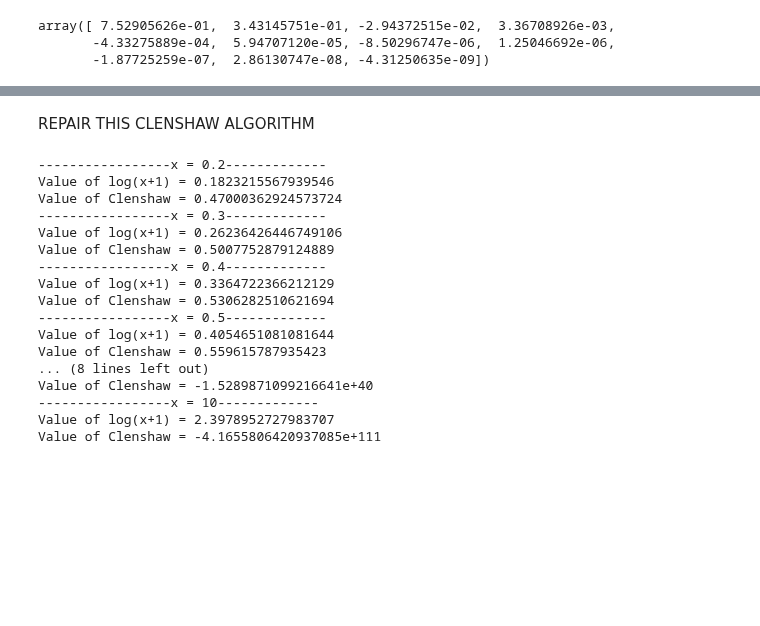
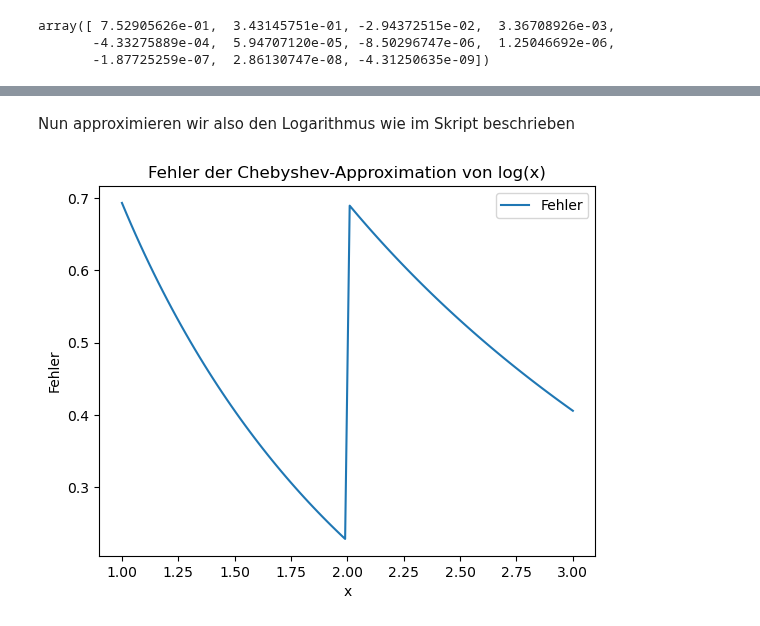
Before and after one commit to LukasMeinschad/Studium, a Jupyter notebook: Mathe/Numerik/Proseminar Numerik/Übungsblätter/Blatt 11/lukas_meinschad_blatt11.ipynb, the cells around one changed output, grey strips where cells are left out. Cells and saved outputs as stored; diff of their text form; code cells hidden in the pictures; blank space fills up the shorter version.

```diff
--- a/Mathe/Numerik/Proseminar Numerik/Übungsblätter/Blatt 11/lukas_meinschad_blatt11.ipynb
+++ b/Mathe/Numerik/Proseminar Numerik/Übungsblätter/Blatt 11/lukas_meinschad_blatt11.ipynb
@@ -213,42 +214,49 @@ $d_j = c_k + 2xd_{k+1}-d_{k+2}$ mit $k$ = n,n-1,0$
-# %% [markdown]
-REPAIR THIS CLENSHAW ALGORITHM
 # %%
 def clenshaw_algorithm(c,x,n):
     n = n+1
+
     d = np.zeros(n)
     d[n-1] = 0
     d[n-2] = 0
-    for k in range(n-3, -1, -1):
-        d[k] = c[k] + 2 * x * d[k+1] -d[k+2]
-    return (1/2 * (d[0]-d[2]))
+    for k in range(n-3,-1,-1):
+        d[k] = c[k]+2*x*d[k+1]-d[k+2]
+    return 0.5 * (d[0]-d[2])
-# %%
-n= 100
-
-c = compute_coefficients(n)
-
-
-
-x_values = [0.2, 0.3, 0.4, 0.5, 0.7 , 1, 2, 10]
-
-for x in x_values:
-    print(f"-----------------x = {x}-------------")
-    print(f"Value of log(x+1) = {f(x)}")
-    print(f"Value of Clenshaw = {clenshaw_algorithm(c,x,n)}")
-# %% [output]
------------------x = 0.2-------------
-Value of log(x+1) = 0.1823215567939546
-Value of Clenshaw = 0.47000362924573724
------------------x = 0.3-------------
-Value of log(x+1) = 0.26236426446749106
-Value of Clenshaw = 0.5007752879124889
------------------x = 0.4-------------
-Value of log(x+1) = 0.3364722366212129
-Value of Clenshaw = 0.5306282510621694
------------------x = 0.5-------------
-Value of log(x+1) = 0.4054651081081644
-Value of Clenshaw = 0.559615787935423
-... (8 lines left out)
-Value of Clenshaw = -1.5289871099216641e+40
------------------x = 10-------------
-Value of log(x+1) = 2.3978952727983707
-Value of Clenshaw = -4.1655806420937085e+111
+# %% [markdown]
+Nun approximieren wir also den Logarithmus wie im Skript beschrieben
+# %%
+def log_approx(x,coefficients,n):
+    if x <=0:
+        raise ValueError("x must be greater than zero")
+
+    N = 0
+    # Das entspricht also der Reduktion
+    # Immer wann x > 2 teilen wir und addieren einmal zu N
+    # Immer wann x < 1 ist multiplizieren wir mit 2 um in [1,2] zu landen und subtrahieren -1
+    #
+    while x > 2:
+        x /= 2
+        N += 1
+    while x < 1:
+        x *= 2
+        N -= 1
+    t = x-1
+    log_1_t = clenshaw_algorithm(coefficients,x,n)
+    return log_1_t + N*np.log(2)
+
+n = 9
+c = compute_coefficients(n)
+
+x_vals = np.linspace(1,3, 100)
+log_vals = np.log(x_vals)
+clenshaw_values = np.array([log_approx(x, c, n) for x in x_vals])
+
+error = np.abs(clenshaw_values - log_vals)
+
+plt.plot(x_vals, error, label='Fehler')
+plt.xlabel('x')
+plt.ylabel('Fehler')
+plt.title('Fehler der Chebyshev-Approximation von log(x)')
+plt.legend()
+plt.show()
+# %% [output]
+[figure, added]
```
Also changed, not shown: parts of 4 cells of this notebook, 9 other files.
